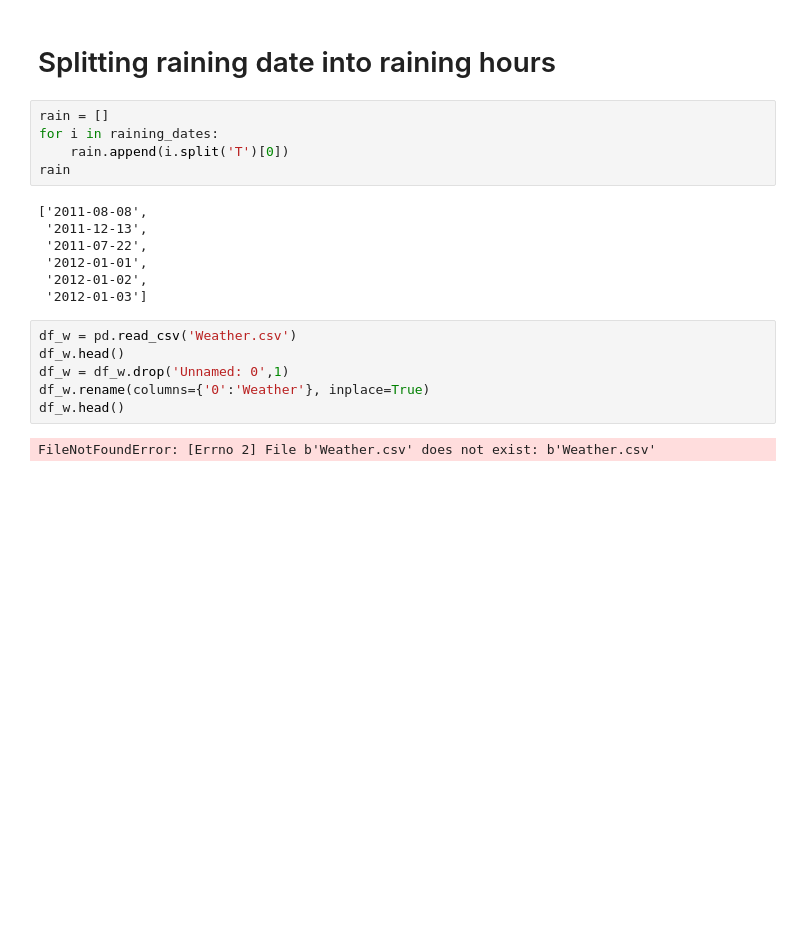
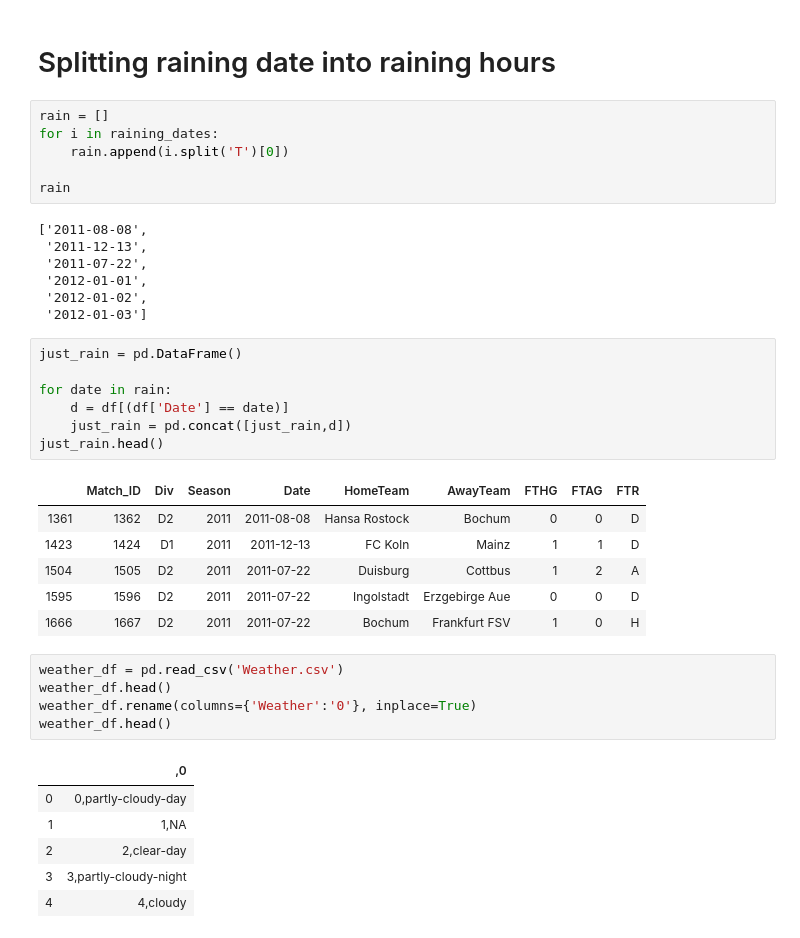
Before and after one commit to laurasuchomska/Football_Delphi_Project, a Jupyter notebook: Football_Delphi_Project.ipynb, the cells around one changed output. Cells and saved outputs as stored; diff of their text form; blank space fills up the shorter version.

```diff
--- a/Football_Delphi_Project.ipynb
+++ b/Football_Delphi_Project.ipynb
@@ -528,6 +527,7 @@ len(raining_dates)
 rain = []
 for i in raining_dates:
     rain.append(i.split('T')[0])
+
 rain
 # %% [output]
 ['2011-08-08',
@@ -536,11 +536,29 @@ rain
  '2012-01-01',
  '2012-01-02',
  '2012-01-03']
+# %%
+just_rain = pd.DataFrame()
+
+for date in rain:
+    d = df[(df['Date'] == date)]
+    just_rain = pd.concat([just_rain,d])
+just_rain.head()
+# %% [output]
+|  | Match_ID | Div | Season | Date | HomeTeam | AwayTeam | FTHG | FTAG | FTR |
+| 1361 | 1362 | D2 | 2011 | 2011-08-08 | Hansa Rostock | Bochum | 0 | 0 | D |
+| 1423 | 1424 | D1 | 2011 | 2011-12-13 | FC Koln | Mainz | 1 | 1 | D |
+| 1504 | 1505 | D2 | 2011 | 2011-07-22 | Duisburg | Cottbus | 1 | 2 | A |
+| 1595 | 1596 | D2 | 2011 | 2011-07-22 | Ingolstadt | Erzgebirge Aue | 0 | 0 | D |
+| 1666 | 1667 | D2 | 2011 | 2011-07-22 | Bochum | Frankfurt FSV | 1 | 0 | H |
 # %%
-df_w = pd.read_csv('Weather.csv')
-df_w.head()
-df_w = df_w.drop('Unnamed: 0',1)
-df_w.rename(columns={'0':'Weather'}, inplace=True)
-df_w.head()
+weather_df = pd.read_csv('Weather.csv')
+weather_df.head()
+weather_df.rename(columns={'Weather':'0'}, inplace=True)
+weather_df.head()
 # %% [output]
-FileNotFoundError: [Errno 2] File b'Weather.csv' does not exist: b'Weather.csv'
+|  | ,0 |
+| 0 | 0,partly-cloudy-day |
+| 1 | 1,NA |
+| 2 | 2,clear-day |
+| 3 | 3,partly-cloudy-night |
+| 4 | 4,cloudy |
```
Also changed, not shown: parts of 1 cell of this notebook.
